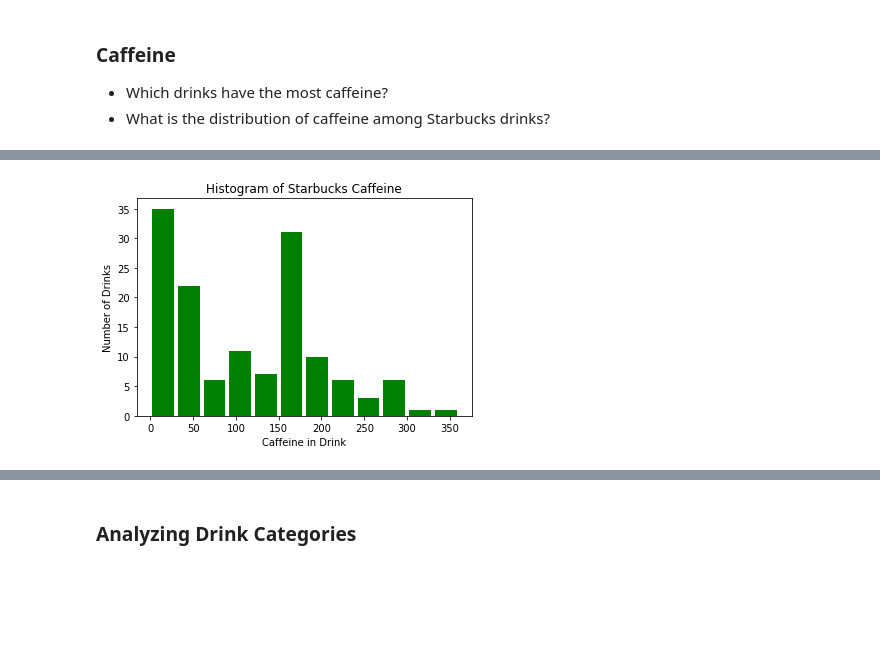
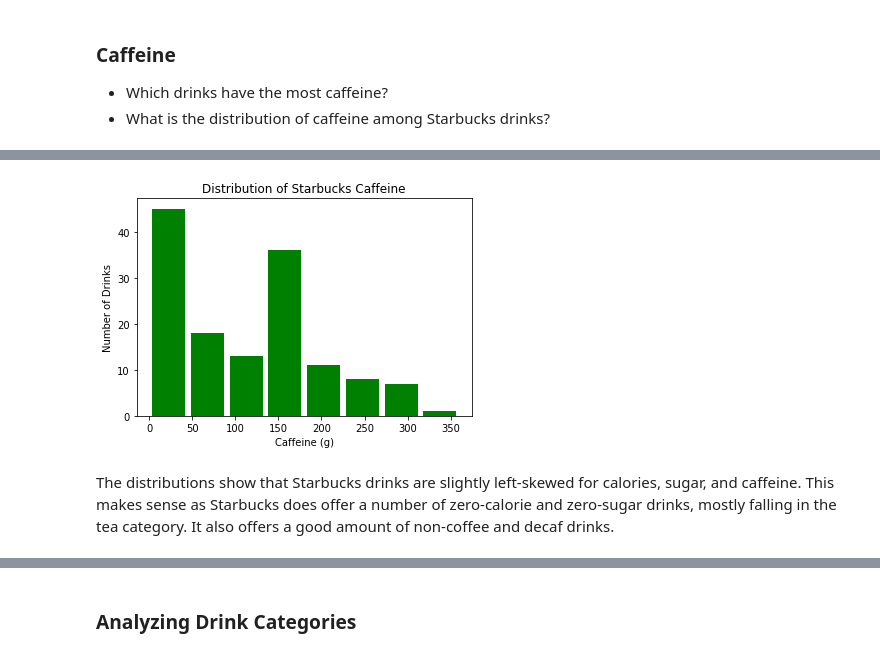
Before and after one commit to yhejazi/starbucks-nutrition, a Jupyter notebook: starbucks_analysis.ipynb, the cells around one changed output, grey strips where cells are left out. Drawn from its saved outputs; the diff is of its cells as text; code cells hidden in the pictures; blank space fills up the shorter version.

```diff
--- a/starbucks_analysis.ipynb
+++ b/starbucks_analysis.ipynb
@@ -36,7 +34,7 @@ import numpy as np
 import matplotlib.pyplot as plt
 import seaborn as sns
 
-data = pd.read_csv("sbux_nutrition.csv")
+data = pd.read_csv("data/sbux_nutrition.csv")
 data.head()
 # %% [output]
 |  | drink_name | type | size | calories | fat | cholesterol | sodium | carb | sugar | protein | ... |
@@ -230,9 +212,11 @@ data.nlargest(10, 'caffeine')
 # %%
 fig = plt.figure(figsize = (6, 4))
-plt.hist(data.caffeine, bins = 12, rwidth= 0.85, color='green')
-plt.title('Histogram of Starbucks Caffeine')
-plt.xlabel("Caffeine in Drink")
+plt.hist(data.caffeine, bins = 8, rwidth= 0.85, color='green')
+plt.title('Distribution of Starbucks Caffeine')
+plt.xlabel("Caffeine (g)")
 plt.ylabel("Number of Drinks")
 plt.show()
 # %% [output]
-[figure, old version]
+[figure, new version]
+# %% [markdown]
+The distributions show that Starbucks drinks are slightly left-skewed for calories, sugar, and caffeine. This makes sense as Starbucks does offer a number of zero-calorie and zero-sugar drinks, mostly falling in the tea category. It also offers a good amount of non-coffee and decaf drinks.
```
Also changed, not shown: parts of 22 cells of this notebook, 5 other files.
